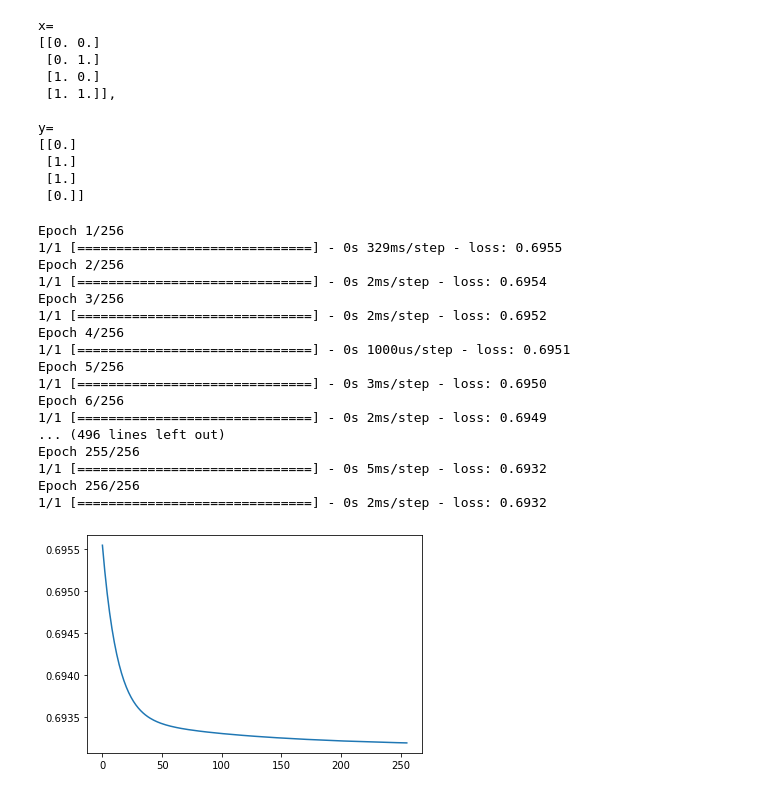
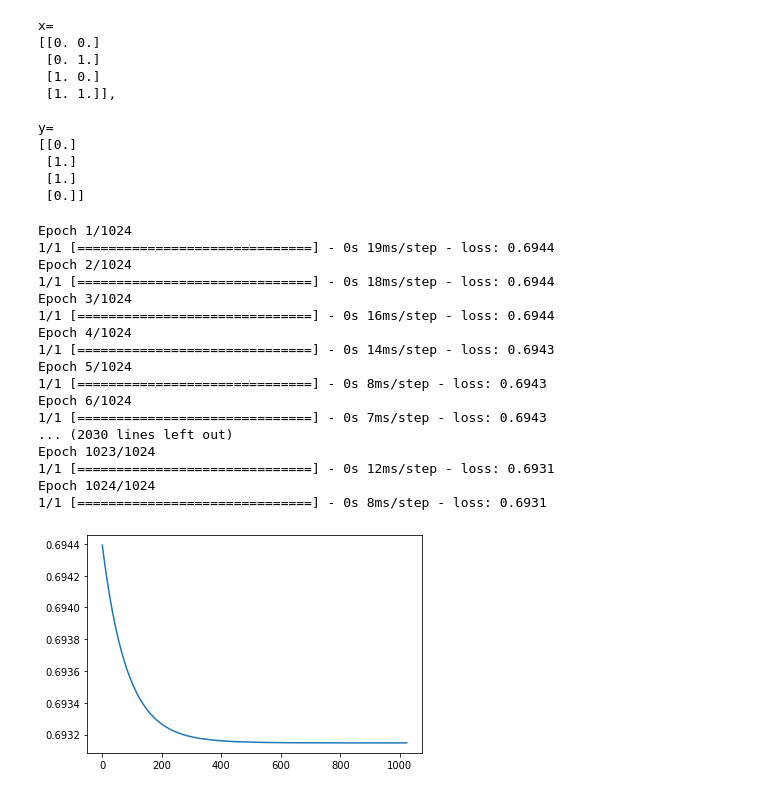
Before and after one commit to gurgutan/NI, a Jupyter notebook: Демонстрация/Python/xor.ipynb, the cells around one changed output. Drawn from its saved outputs; the diff is of its cells as text; code cells hidden in the pictures.

```diff
--- a/Демонстрация/Python/xor.ipynb
+++ b/Демонстрация/Python/xor.ipynb
@@ -6,8 +6,8 @@ import matplotlib.pyplot as plt
 # %%
 model = tf.keras.Sequential(
     [InputLayer(input_shape=(2,))]
-    # + [Dense(8, activation=tf.nn.softsign) for i in range(1)]
-    + [Dense(1), Activation(tf.nn.sigmoid),]
+    + [Dense(1)]
+    + [Activation(tf.nn.sigmoid)]
 )
 
 fit_rate = 0.1
@@ -17,8 +17,18 @@ model.compile(
     optimizer=tf.keras.optimizers.SGD(learning_rate=fit_rate), loss="binary_crossentropy"
 )
 # %%
-x = np.array([[0, 0], [0, 1], [1, 0], [1, 1]], dtype="float32")
-y = np.array([[0],    [1],    [1],    [0]], dtype="float32")
+x = np.array([
+    [0, 0],  # 0
+    [0, 1],  # 1
+    [1, 0],  # 1
+    [1, 1]], # 0
+    dtype="float32")
+y = np.array([
+    [0],
+    [1],
+    [1],
+    [0]],
+    dtype="float32")
 print(f"x=\n{x},\n\ny=\n{y}")
 # %% [output]
 x=
@@ -33,28 +43,28 @@ y=
  [1.]
  [0.]]
 # %%
-history = model.fit(x, y, epochs=fit_epochs, verbose=1)
+history = model.fit(x, y, epochs=1024, verbose=1)
 plt.plot(history.history["loss"])
 plt.show()
 # %% [output]
-Epoch 1/256
-1/1 [==============================] - 0s 329ms/step - loss: 0.6955
-Epoch 2/256
-1/1 [==============================] - 0s 2ms/step - loss: 0.6954
-Epoch 3/256
-1/1 [==============================] - 0s 2ms/step - loss: 0.6952
-Epoch 4/256
-1/1 [==============================] - 0s 1000us/step - loss: 0.6951
-Epoch 5/256
-1/1 [==============================] - 0s 3ms/step - loss: 0.6950
-Epoch 6/256
-1/1 [==============================] - 0s 2ms/step - loss: 0.6949
-... (496 lines left out)
-Epoch 255/256
-1/1 [==============================] - 0s 5ms/step - loss: 0.6932
-Epoch 256/256
-1/1 [==============================] - 0s 2ms/step - loss: 0.6932
+Epoch 1/1024
+1/1 [==============================] - 0s 19ms/step - loss: 0.6944
+Epoch 2/1024
+1/1 [==============================] - 0s 18ms/step - loss: 0.6944
+Epoch 3/1024
+1/1 [==============================] - 0s 16ms/step - loss: 0.6944
+Epoch 4/1024
+1/1 [==============================] - 0s 14ms/step - loss: 0.6943
+Epoch 5/1024
+1/1 [==============================] - 0s 8ms/step - loss: 0.6943
+Epoch 6/1024
+1/1 [==============================] - 0s 7ms/step - loss: 0.6943
+... (2030 lines left out)
+Epoch 1023/1024
+1/1 [==============================] - 0s 12ms/step - loss: 0.6931
+Epoch 1024/1024
+1/1 [==============================] - 0s 8ms/step - loss: 0.6931
-[figure, old version]
+[figure, new version]
 # %%
 # Модель с 1 слоем Dense
 model = tf.keras.Sequential(
```
Also changed, not shown: parts of 3 cells of this notebook, 19 other files.
